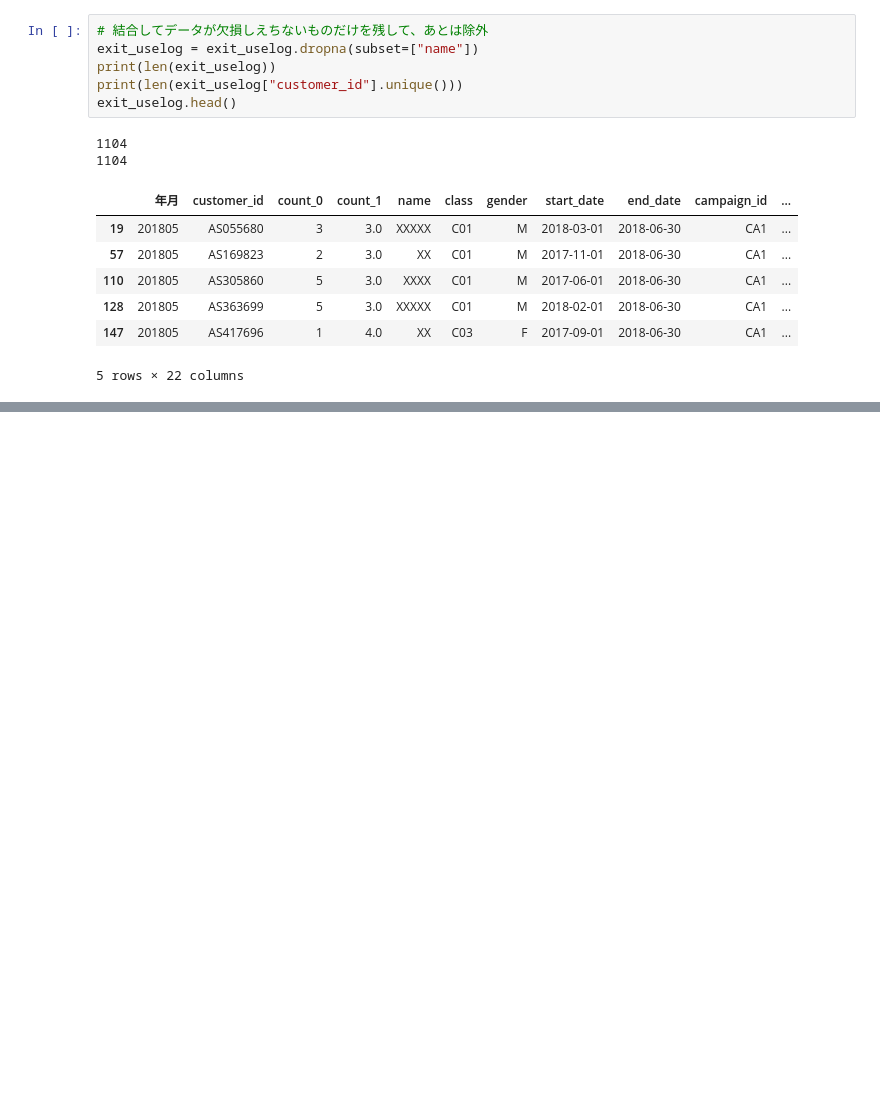
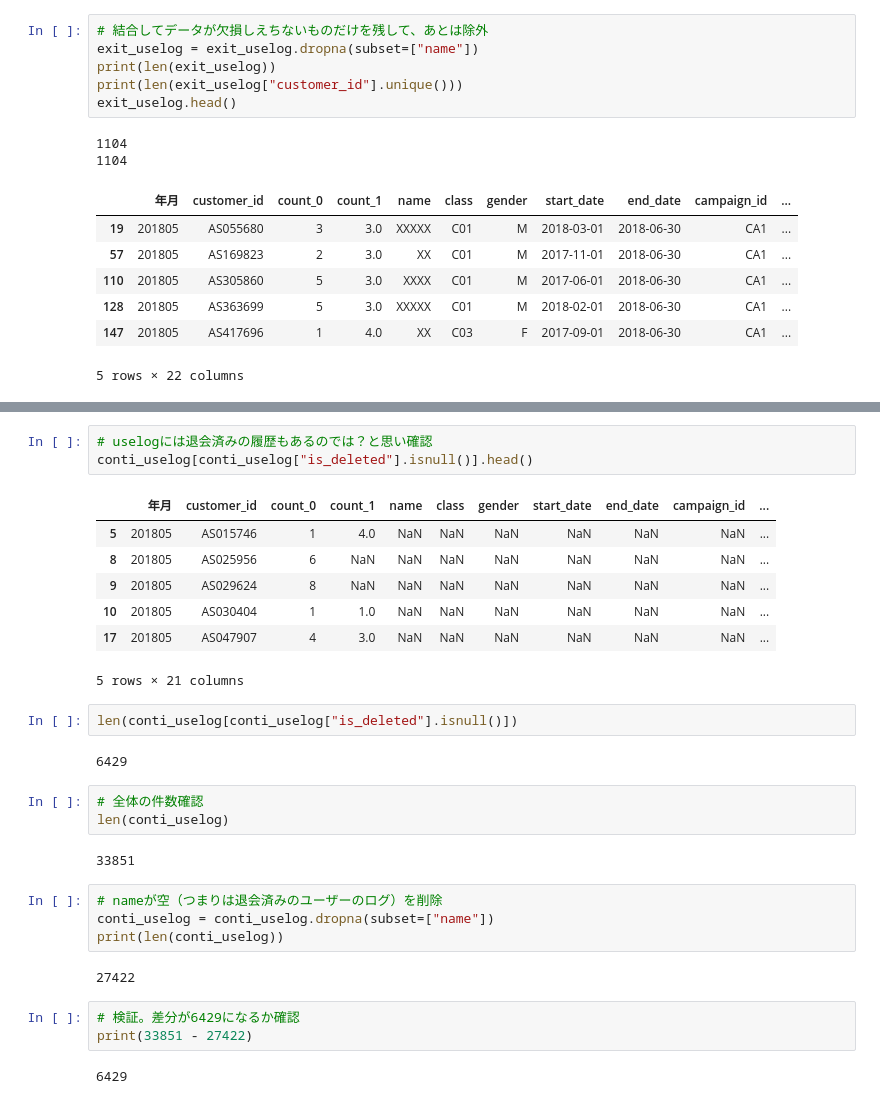
Before and after one commit to newstage75/python_data_analysis_100knock, a Jupyter notebook: 第5章/【機械学習】顧客の退会を予測する10本ノック.ipynb, the cells around one changed output, grey strips where cells are left out. Drawn from its saved outputs; the diff is of its cells as text; blank space fills up the shorter version.

```diff
--- a/第5章/【機械学習】顧客の退会を予測する10本ノック.ipynb
+++ b/第5章/【機械学習】顧客の退会を予測する10本ノック.ipynb
@@ -141,0 +174,31 @@ exit_uselog.head()
+# %%
+# uselogには退会済みの履歴もあるのでは？と思い確認
+conti_uselog[conti_uselog["is_deleted"].isnull()].head()
+# %% [output]
+|  | 年月 | customer_id | count_0 | count_1 | name | class | gender | start_date | end_date | campaign_id | ... |
+| 5 | 201805 | AS015746 | 1 | 4.0 | NaN | NaN | NaN | NaN | NaN | NaN | ... |
+| 8 | 201805 | AS025956 | 6 | NaN | NaN | NaN | NaN | NaN | NaN | NaN | ... |
+| 9 | 201805 | AS029624 | 8 | NaN | NaN | NaN | NaN | NaN | NaN | NaN | ... |
+| 10 | 201805 | AS030404 | 1 | 1.0 | NaN | NaN | NaN | NaN | NaN | NaN | ... |
+| 17 | 201805 | AS047907 | 4 | 3.0 | NaN | NaN | NaN | NaN | NaN | NaN | ... |
+5 rows × 21 columns
+# %%
+len(conti_uselog[conti_uselog["is_deleted"].isnull()])
+# %% [output]
+6429
+# %%
+# 全体の件数確認
+len(conti_uselog)
+# %% [output]
+33851
+# %%
+# nameが空（つまりは退会済みのユーザーのログ）を削除
+conti_uselog = conti_uselog.dropna(subset=["name"])
+print(len(conti_uselog))
+# %% [output]
+27422
+# %%
+# 検証。差分が6429になるか確認
+print(33851 - 27422)
+# %% [output]
+6429
```
Also changed, not shown: parts of 20 cells of this notebook.
